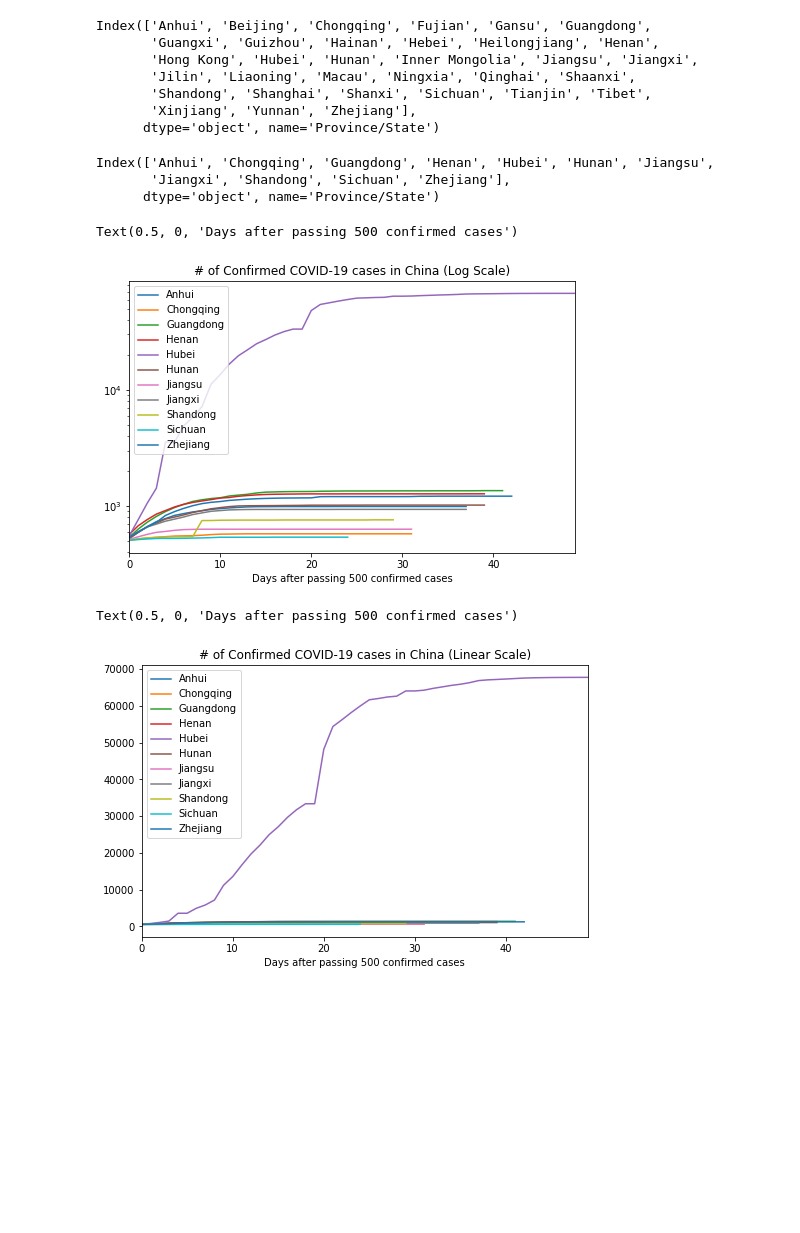
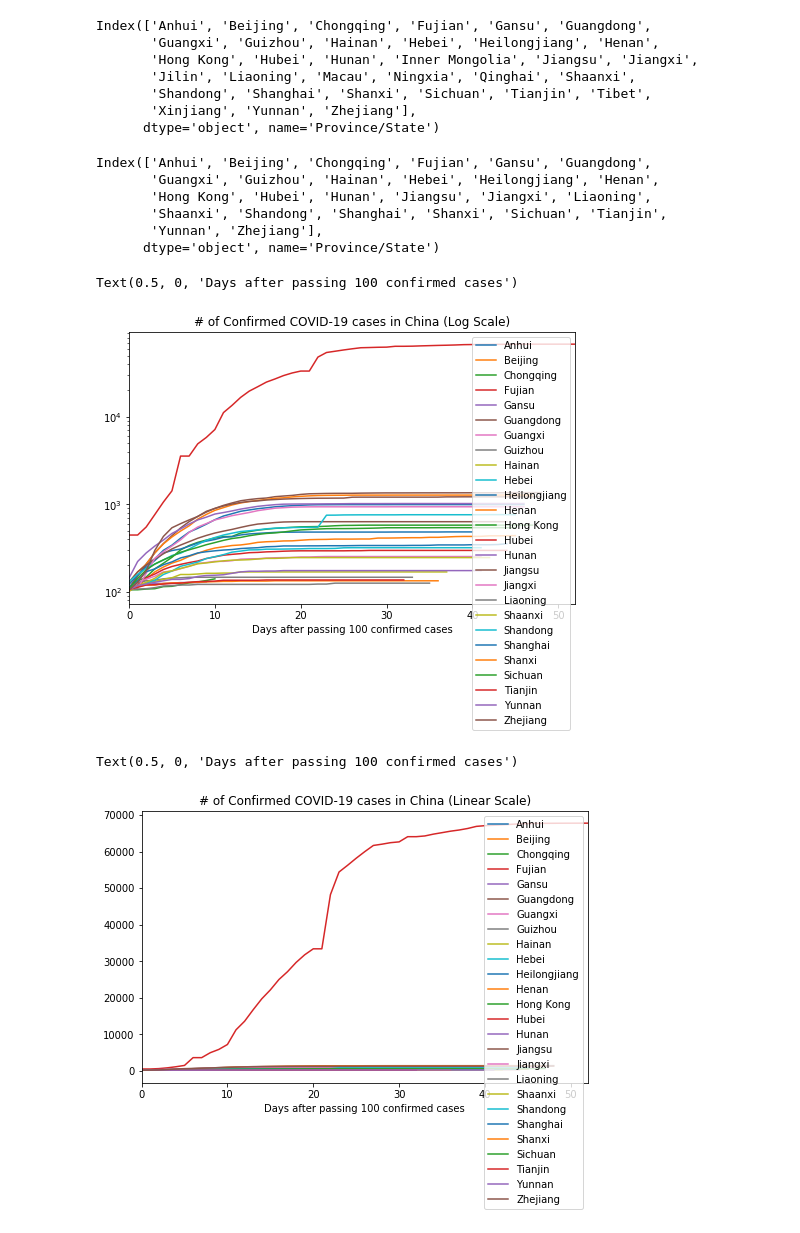
Before and after one commit to h8rry/COVID-19, a Jupyter notebook: graphs - China.ipynb, the cells around one changed output. Saved outputs shown, nothing was run; the diff lists cells and outputs as text; code cells hidden in the pictures; blank space fills up the shorter version.

```diff
--- a/graphs - China.ipynb
+++ b/graphs - China.ipynb
@@ -12,6 +12,7 @@ df = pd.read_csv('csse_covid_19_data/csse_covid_19_time_series/time_series_19-co
 df = df[df['Country/Region'] == 'China']
 # %%
 df = df[df['Province/State'] != 'Diamond Princess']
+df = df[df['Province/State'] != 'Grand Princess']
 # %%
 df = df.groupby('Province/State').sum()
 # %%
@@ -57,20 +58,26 @@ df.index.name = 'Date'
 # %%
 today = df.iloc[-1]
 # %%
-condition = today[(today >= 500)].index
+condition = today[(today >= 100)].index
 # %%
 print(condition)
 # %% [output]
-Index(['Anhui', 'Chongqing', 'Guangdong', 'Henan', 'Hubei', 'Hunan', 'Jiangsu',
-       'Jiangxi', 'Shandong', 'Sichuan', 'Zhejiang'],
+Index(['Anhui', 'Beijing', 'Chongqing', 'Fujian', 'Gansu', 'Guangdong',
+       'Guangxi', 'Guizhou', 'Hainan', 'Hebei', 'Heilongjiang', 'Henan',
+       'Hong Kong', 'Hubei', 'Hunan', 'Jiangsu', 'Jiangxi', 'Liaoning',
+       'Shaanxi', 'Shandong', 'Shanghai', 'Shanxi', 'Sichuan', 'Tianjin',
+       'Yunnan', 'Zhejiang'],
       dtype='object', name='Province/State')
+# %%
+min_case_num = 100
+title_name = "China"
 # %%
 data = {}
 data_original = {}
 
 for s in condition:
     state = df[s]
-    state0 = state[state > 500]
+    state0 = state[state > min_case_num]
 
     state0 = state0.reset_index()
     state0 = state0[s]
@@ -80,15 +87,15 @@ for s in condition:
 # %%
 fig, axes = plt.subplots(1, sharex="all", gridspec_kw={'height_ratios': [1]}, figsize=(8, 5))
 
 for s in data.keys():
     data[s].plot(logy=True)
 
 axes.legend()
-axes.set_title("# of Confirmed COVID-19 cases in China (Log Scale)")
-axes.set_xlabel("Days after passing 500 confirmed cases")
+axes.set_title("# of Confirmed COVID-19 cases in "+title_name+" (Log Scale)")
+axes.set_xlabel("Days after passing "+str(min_case_num)+" confirmed cases")
 # %% [output]
-Text(0.5, 0, 'Days after passing 500 confirmed cases')
+Text(0.5, 0, 'Days after passing 100 confirmed cases')
-[figure, old version]
+[figure, new version]
 # %%
 fig, axes = plt.subplots(1, sharex="all", gridspec_kw={'height_ratios': [1]}, figsize=(8, 5))
 
@@ -96,8 +103,8 @@ for s in data.keys():
     data[s].plot()
 
 axes.legend()
-axes.set_title("# of Confirmed COVID-19 cases in China (Linear Scale)")
-axes.set_xlabel("Days after passing 500 confirmed cases")
+axes.set_title("# of Confirmed COVID-19 cases in "+title_name+" (Linear Scale)")
+axes.set_xlabel("Days after passing "+str(min_case_num)+" confirmed cases")
 # %% [output]
-Text(0.5, 0, 'Days after passing 500 confirmed cases')
+Text(0.5, 0, 'Days after passing 100 confirmed cases')
-[figure, old version]
+[figure, new version]
```
Also changed, not shown: parts of 4 cells of this notebook, 3 other files.
